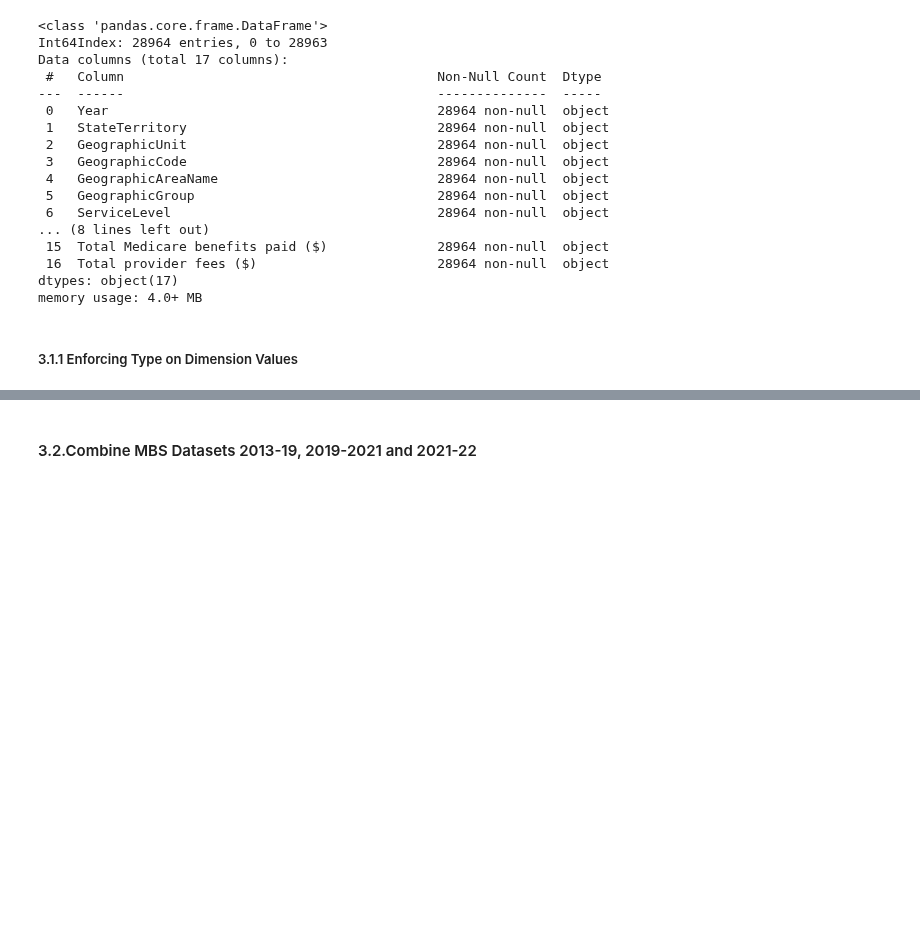
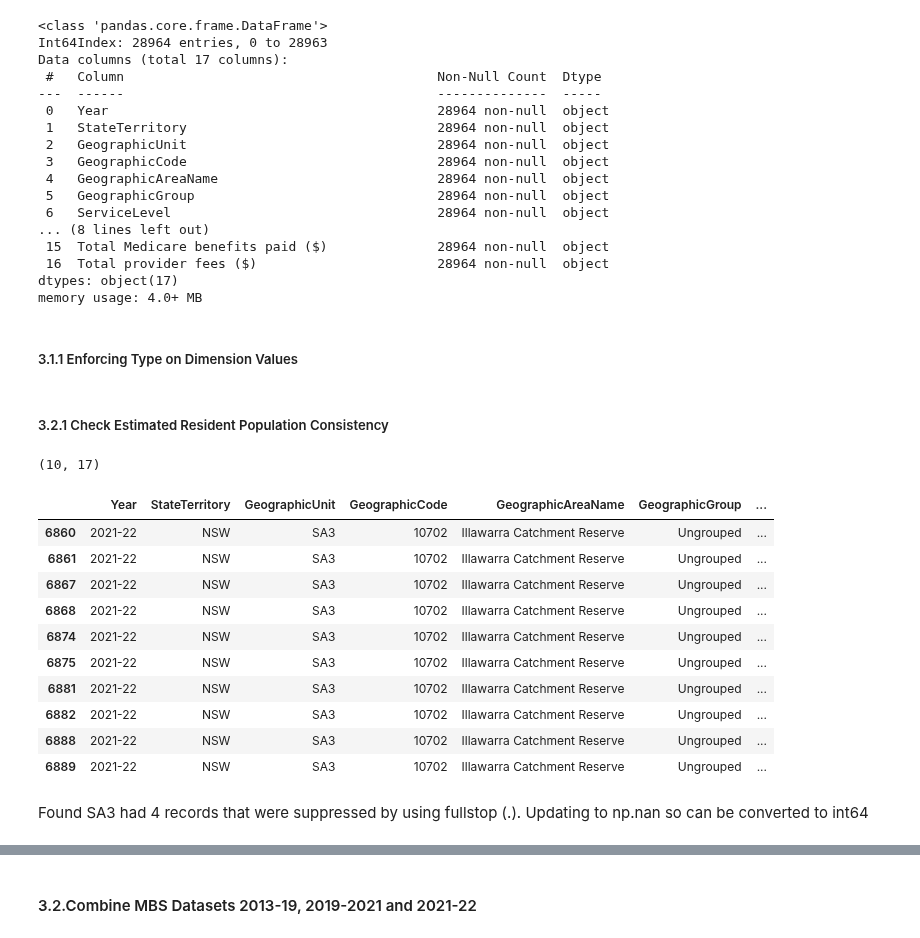
Before and after one commit to jiniep/mbs_analysis, a Jupyter notebook: scripts/2_mbs_combine_datasets.ipynb, the cells around one changed output, grey strips where cells are left out. Cells and saved outputs as stored; diff of their text form; code cells hidden in the pictures; blank space fills up the shorter version.

Commit message:
Estimated resident population correction

```diff
--- a/scripts/2_mbs_combine_datasets.ipynb
+++ b/scripts/2_mbs_combine_datasets.ipynb
@@ -536,3 +564,28 @@ df_mbs_202122["StateTerritory"] = df_mbs_202122["StateTerritory"].astype("str")
 df_mbs_202122["GeographicAreaName"] = df_mbs_202122["GeographicAreaName"].astype("str")
 df_mbs_202122["ServiceLevel"] = df_mbs_202122["ServiceLevel"].astype("str")
 df_mbs_202122["Service"] = df_mbs_202122["Service"].astype("str")
+# %% [markdown]
+##### 3.2.1 Check Estimated Resident Population Consistency
+# %%
+# found 10 rows that contain . Updating the row to have np.nan
+df_mbs_202122["Estimated resident population"].value_counts(dropna=False)
+df_diff = df_mbs_202122[
+    df_mbs_202122["Estimated resident population"].str.contains("\.")
+]
+print(df_diff.shape)
+df_diff
+# %% [output]
+(10, 17)
+|  | Year | StateTerritory | GeographicUnit | GeographicCode | GeographicAreaName | GeographicGroup | ... |
+| 6860 | 2021-22 | NSW | SA3 | 10702 | Illawarra Catchment Reserve | Ungrouped | ... |
+| 6861 | 2021-22 | NSW | SA3 | 10702 | Illawarra Catchment Reserve | Ungrouped | ... |
+| 6867 | 2021-22 | NSW | SA3 | 10702 | Illawarra Catchment Reserve | Ungrouped | ... |
+| 6868 | 2021-22 | NSW | SA3 | 10702 | Illawarra Catchment Reserve | Ungrouped | ... |
+| 6874 | 2021-22 | NSW | SA3 | 10702 | Illawarra Catchment Reserve | Ungrouped | ... |
+| 6875 | 2021-22 | NSW | SA3 | 10702 | Illawarra Catchment Reserve | Ungrouped | ... |
+| 6881 | 2021-22 | NSW | SA3 | 10702 | Illawarra Catchment Reserve | Ungrouped | ... |
+| 6882 | 2021-22 | NSW | SA3 | 10702 | Illawarra Catchment Reserve | Ungrouped | ... |
+| 6888 | 2021-22 | NSW | SA3 | 10702 | Illawarra Catchment Reserve | Ungrouped | ... |
+| 6889 | 2021-22 | NSW | SA3 | 10702 | Illawarra Catchment Reserve | Ungrouped | ... |
+# %% [markdown]
+Found SA3 had 4 records that were suppressed by using fullstop (.). Updating to np.nan so can be converted to int64
```
Also changed, not shown: parts of 31 cells of this notebook.
